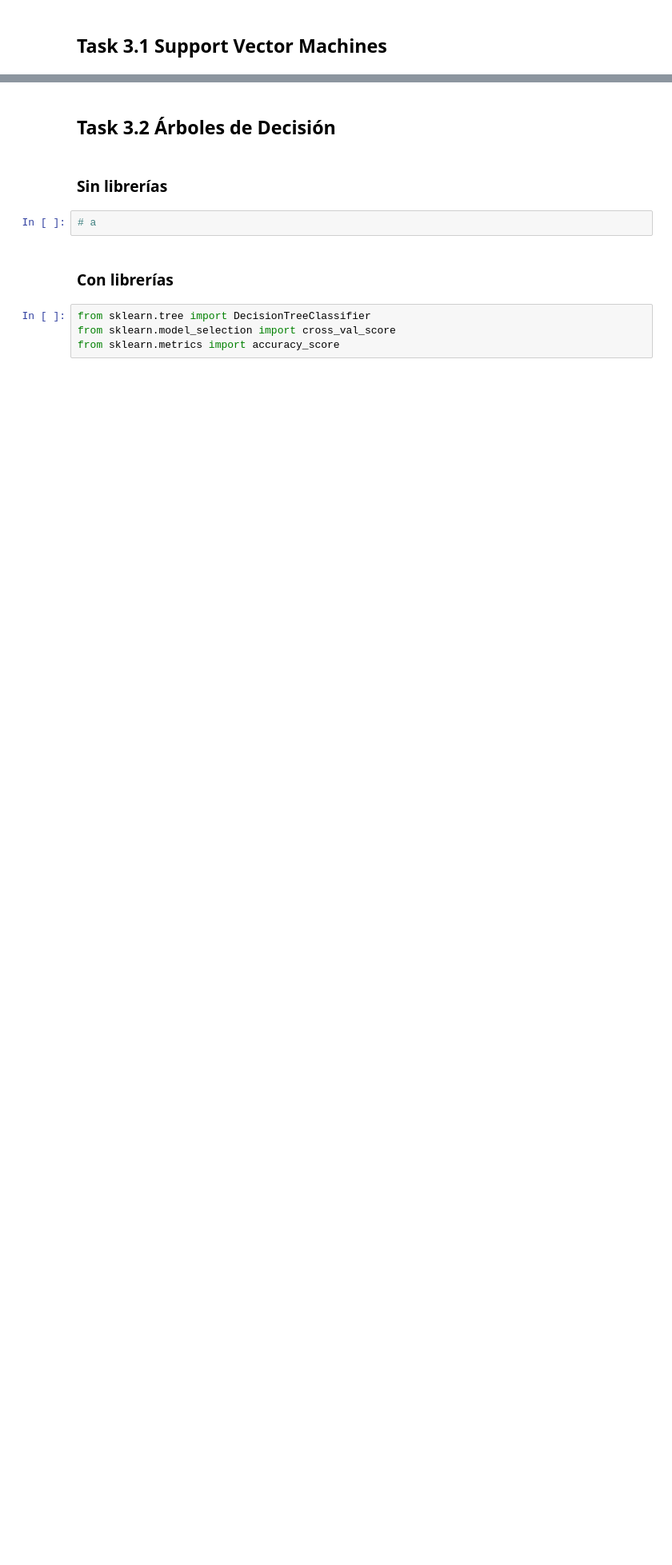
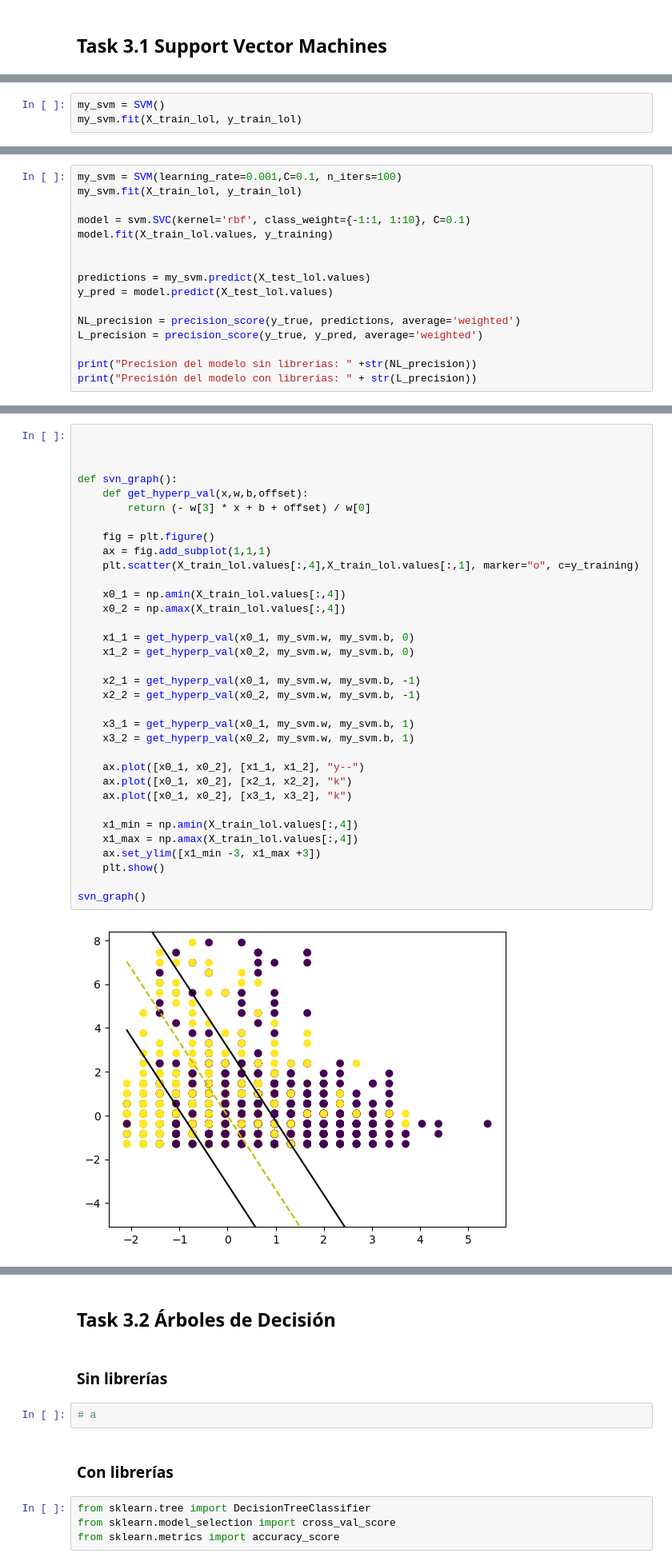
Before and after one commit to bl33h/messagesAndMatchesClassification, a Jupyter notebook: messagesAndMatchesClassification.ipynb, the cells around one changed output, grey strips where cells are left out. Shown at 80% size. Drawn from its saved outputs; the diff is of its cells as text; blank space fills up the shorter version.

```diff
--- a/messagesAndMatchesClassification.ipynb
+++ b/messagesAndMatchesClassification.ipynb
@@ -342,0 +391,3 @@ X_train_lol, X_test_lol, y_train_lol, y_test_lol = train_test_split(features_lol
+# %%
+my_svm = SVM()
+my_svm.fit(X_train_lol, y_train_lol)
@@ -342,0 +456,16 @@ X_train_lol, X_test_lol, y_train_lol, y_test_lol = train_test_split(features_lol
+# %%
+my_svm = SVM(learning_rate=0.001,C=0.1, n_iters=100)
+my_svm.fit(X_train_lol, y_train_lol)
+
+model = svm.SVC(kernel='rbf', class_weight={-1:1, 1:10}, C=0.1)
+model.fit(X_train_lol.values, y_training)
+
+
+predictions = my_svm.predict(X_test_lol.values)
+y_pred = model.predict(X_test_lol.values)
+
+NL_precision = precision_score(y_true, predictions, average='weighted')
+L_precision = precision_score(y_true, y_pred, average='weighted')
+
+print("Precision del modelo sin librerías: " +str(NL_precision))
+print("Precisión del modelo con librerías: " + str(L_precision))
@@ -342,0 +475,36 @@ X_train_lol, X_test_lol, y_train_lol, y_test_lol = train_test_split(features_lol
+# %%
+
+
+
+def svn_graph():
+    def get_hyperp_val(x,w,b,offset):
+        return (- w[3] * x + b + offset) / w[0]
+
+    fig = plt.figure()
+    ax = fig.add_subplot(1,1,1)
+    plt.scatter(X_train_lol.values[:,4],X_train_lol.values[:,1], marker="o", c=y_training)
+
+    x0_1 = np.amin(X_train_lol.values[:,4])
+    x0_2 = np.amax(X_train_lol.values[:,4])
+
+    x1_1 = get_hyperp_val(x0_1, my_svm.w, my_svm.b, 0)
+    x1_2 = get_hyperp_val(x0_2, my_svm.w, my_svm.b, 0)
+
+    x2_1 = get_hyperp_val(x0_1, my_svm.w, my_svm.b, -1)
+    x2_2 = get_hyperp_val(x0_2, my_svm.w, my_svm.b, -1)
+
+    x3_1 = get_hyperp_val(x0_1, my_svm.w, my_svm.b, 1)
+    x3_2 = get_hyperp_val(x0_2, my_svm.w, my_svm.b, 1)
+
+    ax.plot([x0_1, x0_2], [x1_1, x1_2], "y--")
+    ax.plot([x0_1, x0_2], [x2_1, x2_2], "k")
+    ax.plot([x0_1, x0_2], [x3_1, x3_2], "k")
+
+    x1_min = np.amin(X_train_lol.values[:,4])
+    x1_max = np.amax(X_train_lol.values[:,4])
+    ax.set_ylim([x1_min -3, x1_max +3])
+    plt.show()
+
+svn_graph()
+# %% [output]
+[figure, added]
```
Also changed, not shown: parts of 14 cells of this notebook.
